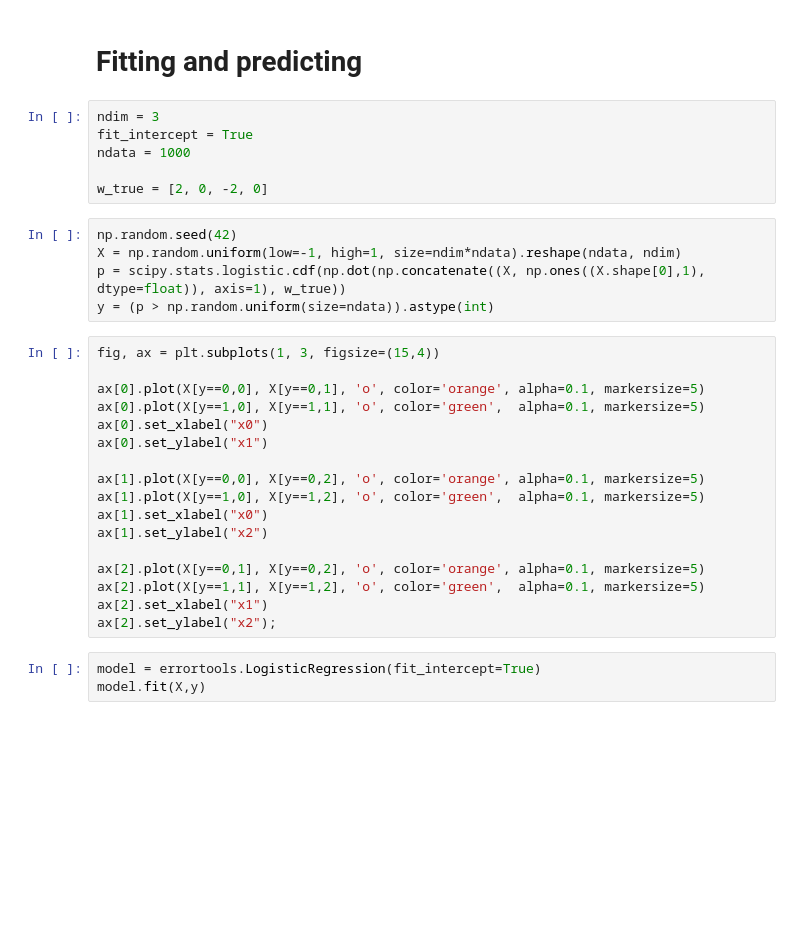
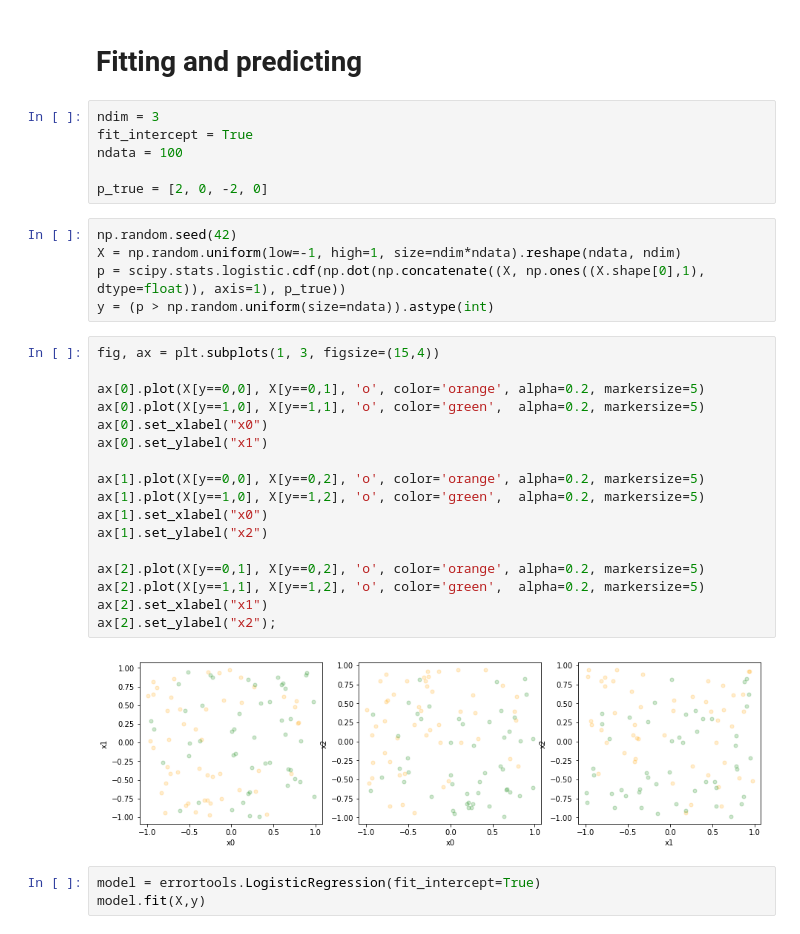
Before and after one commit to faab5/errortools, a Jupyter notebook: notebooks/example.ipynb, the cells around one changed output. Saved outputs shown, nothing was run; the diff lists cells and outputs as text; blank space fills up the shorter version.

```diff
--- a/notebooks/example.ipynb
+++ b/notebooks/example.ipynb
@@ -12,31 +16,33 @@ import errortools
 # %%
 ndim = 3
 fit_intercept = True
-ndata = 1000
+ndata = 100
 
-w_true = [2, 0, -2, 0]
+p_true = [2, 0, -2, 0]
 # %%
 np.random.seed(42)
 X = np.random.uniform(low=-1, high=1, size=ndim*ndata).reshape(ndata, ndim)
-p = scipy.stats.logistic.cdf(np.dot(np.concatenate((X, np.ones((X.shape[0],1), dtype=float)), axis=1), w_true))
+p = scipy.stats.logistic.cdf(np.dot(np.concatenate((X, np.ones((X.shape[0],1), dtype=float)), axis=1), p_true))
 y = (p > np.random.uniform(size=ndata)).astype(int)
 # %%
 fig, ax = plt.subplots(1, 3, figsize=(15,4))
 
-ax[0].plot(X[y==0,0], X[y==0,1], 'o', color='orange', alpha=0.1, markersize=5)
-ax[0].plot(X[y==1,0], X[y==1,1], 'o', color='green',  alpha=0.1, markersize=5)
+ax[0].plot(X[y==0,0], X[y==0,1], 'o', color='orange', alpha=0.2, markersize=5)
+ax[0].plot(X[y==1,0], X[y==1,1], 'o', color='green',  alpha=0.2, markersize=5)
 ax[0].set_xlabel("x0")
 ax[0].set_ylabel("x1")
 
-ax[1].plot(X[y==0,0], X[y==0,2], 'o', color='orange', alpha=0.1, markersize=5)
-ax[1].plot(X[y==1,0], X[y==1,2], 'o', color='green',  alpha=0.1, markersize=5)
+ax[1].plot(X[y==0,0], X[y==0,2], 'o', color='orange', alpha=0.2, markersize=5)
+ax[1].plot(X[y==1,0], X[y==1,2], 'o', color='green',  alpha=0.2, markersize=5)
 ax[1].set_xlabel("x0")
 ax[1].set_ylabel("x2")
 
-ax[2].plot(X[y==0,1], X[y==0,2], 'o', color='orange', alpha=0.1, markersize=5)
-ax[2].plot(X[y==1,1], X[y==1,2], 'o', color='green',  alpha=0.1, markersize=5)
+ax[2].plot(X[y==0,1], X[y==0,2], 'o', color='orange', alpha=0.2, markersize=5)
+ax[2].plot(X[y==1,1], X[y==1,2], 'o', color='green',  alpha=0.2, markersize=5)
 ax[2].set_xlabel("x1")
 ax[2].set_ylabel("x2");
+# %% [output]
+[figure, added]
 # %%
 model = errortools.LogisticRegression(fit_intercept=True)
 model.fit(X,y)
```
Also changed, not shown: parts of 8 cells of this notebook, 5 other files.
